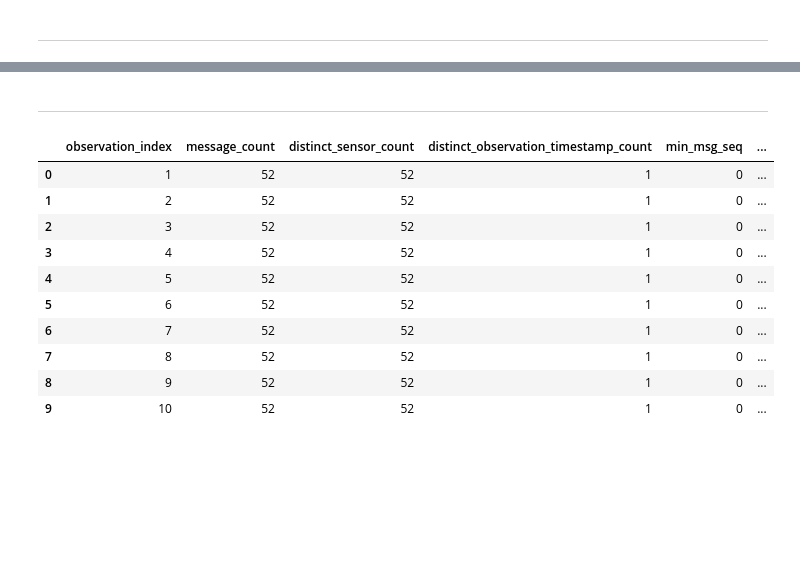
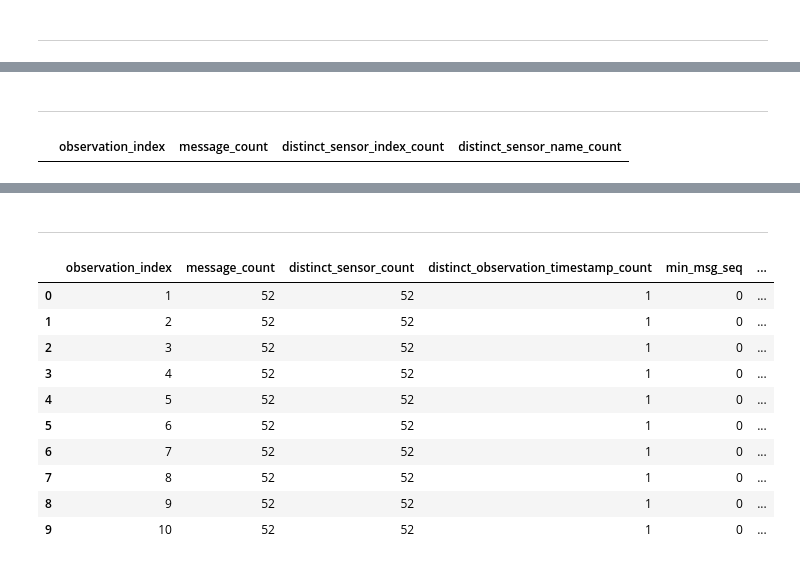
Before and after one commit to DCook-WGU/dcook-wgu-capstone-unified-predictive-maintenance-pipeline, a Jupyter notebook: notebooks/synthetic/synthetic_04_build_sensor_messages_stage.ipynb, the cells around one changed output, grey strips where cells are left out. Cells and saved outputs as stored; diff of their text form; code cells hidden in the pictures; blank space fills up the shorter version.

```diff
--- a/notebooks/synthetic/synthetic_04_build_sensor_messages_stage.ipynb
+++ b/notebooks/synthetic/synthetic_04_build_sensor_messages_stage.ipynb
@@ -114,0 +185,24 @@ display(validation_dataframe)
+# %% [markdown]
+----
+# %%
+incomplete_observations_dataframe = read_sql_dataframe(
+    engine,
+    f"""
+    SELECT
+        observation_index,
+        COUNT(*) AS message_count,
+        COUNT(DISTINCT sensor_index) AS distinct_sensor_index_count,
+        COUNT(DISTINCT sensor_name) AS distinct_sensor_name_count
+    FROM "{SCHEMA}"."{MELT_DESTINATION_TABLE_NAME}"
+    GROUP BY observation_index
+    HAVING COUNT(*) <> {NUMBER_OF_SENSORS}
+        OR COUNT(DISTINCT sensor_index) <> {NUMBER_OF_SENSORS}
+        OR COUNT(DISTINCT sensor_name) <> {NUMBER_OF_SENSORS}
+    ORDER BY observation_index
+    LIMIT 25
+    """
+)
+
+display(incomplete_observations_dataframe)
+# %% [output]
+|  | observation_index | message_count | distinct_sensor_index_count | distinct_sensor_name_count |
```
Also changed, not shown: parts of 10 cells of this notebook, 6 other files.
